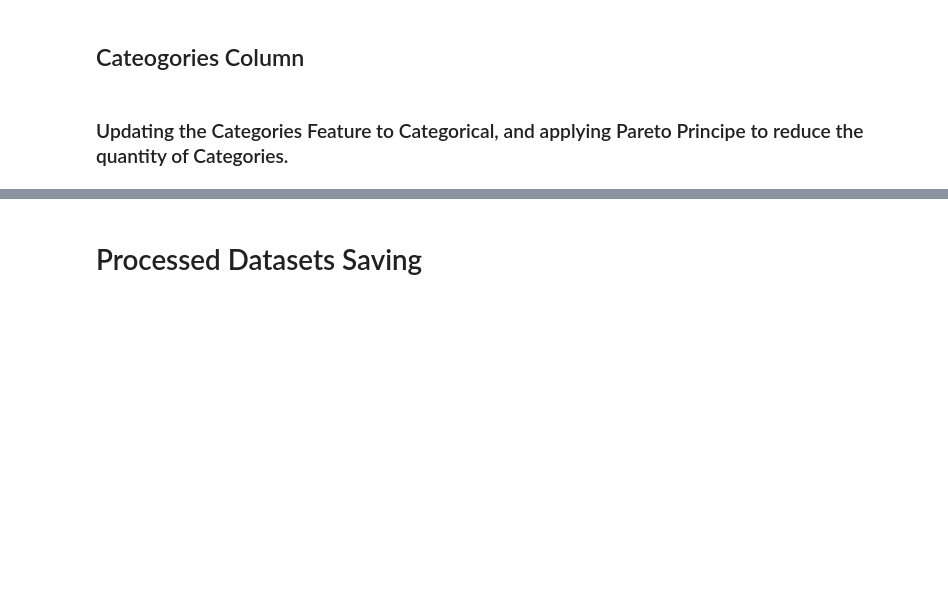
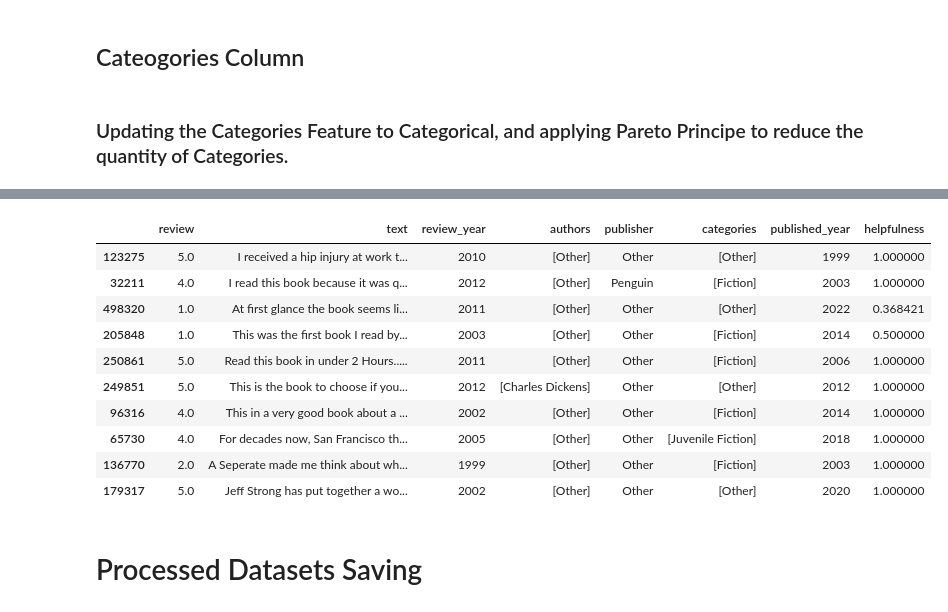
Before and after one commit to arnaldochm/final_project_nlp, a Jupyter notebook: notebooks/notebook_Data_Cleaning.ipynb, the cells around one changed output, grey strips where cells are left out. Drawn from its saved outputs; the diff is of its cells as text; code cells hidden in the pictures; blank space fills up the shorter version.

Commit message:
Updated to hanlde Authors, Categories, Title, Helpfulness and Publisher Columns

```diff
--- a/notebooks/notebook_Data_Cleaning.ipynb
+++ b/notebooks/notebook_Data_Cleaning.ipynb
@@ -873,0 +1182,3 @@ Name: count, Length: 1342, dtype: int64
+# %%
+publishers = df_all_data_filtered_processed['publisher']
+publishers.info()
@@ -873,0 +1198,3 @@ Name: count, Length: 1342, dtype: int64
+# %%
+publisher_counts = publishers.value_counts(ascending=False)
+publisher_counts
@@ -873,0 +1215,3 @@ Name: count, Length: 1342, dtype: int64
+# %%
+top_10_publishers_counts = publisher_counts[:10].sort_values(ascending=False)
+top_10_publishers_counts
@@ -873,0 +1248,3 @@ Name: count, Length: 1342, dtype: int64
+# %%
+df_all_data_filtered_processed['publisher'] = df_all_data_filtered_processed['publisher'].apply(lambda publisher: publisher if publisher in top_10_publishers_counts else 'Other')
+len(df_all_data_filtered_processed['publisher'].unique())
@@ -874,3 +1268,17 @@ Name: count, Length: 1342, dtype: int64
+# %%
+df_all_data_filtered_processed.sample(10)
+# %% [output]
+|  | review | text | review_year | authors | publisher | categories | published_year | helpfulness |
+| 123275 | 5.0 | I received a hip injury at work t... | 2010 | [Other] | Other | [Other] | 1999 | 1.000000 |
+| 32211 | 4.0 | I read this book because it was q... | 2012 | [Other] | Penguin | [Fiction] | 2003 | 1.000000 |
+| 498320 | 1.0 | At first glance the book seems li... | 2011 | [Other] | Other | [Other] | 2022 | 0.368421 |
+| 205848 | 1.0 | This was the first book I read by... | 2003 | [Other] | Other | [Fiction] | 2014 | 0.500000 |
+| 250861 | 5.0 | Read this book in under 2 Hours..... | 2011 | [Other] | Other | [Fiction] | 2006 | 1.000000 |
+| 249851 | 5.0 | This is the book to choose if you... | 2012 | [Charles Dickens] | Other | [Other] | 2012 | 1.000000 |
+| 96316 | 4.0 | This in a very good book about a ... | 2002 | [Other] | Other | [Fiction] | 2014 | 1.000000 |
+| 65730 | 4.0 | For decades now, San Francisco th... | 2005 | [Other] | Other | [Juvenile Fiction] | 2018 | 1.000000 |
+| 136770 | 2.0 | A Seperate made me think about wh... | 1999 | [Other] | Other | [Fiction] | 2003 | 1.000000 |
+| 179317 | 5.0 | Jeff Strong has put together a wo... | 2002 | [Other] | Other | [Other] | 2020 | 1.000000 |
 # %% [markdown]
 # Processed Datasets Saving
 # %%
```
Also changed, not shown: parts of 91 cells of this notebook.
